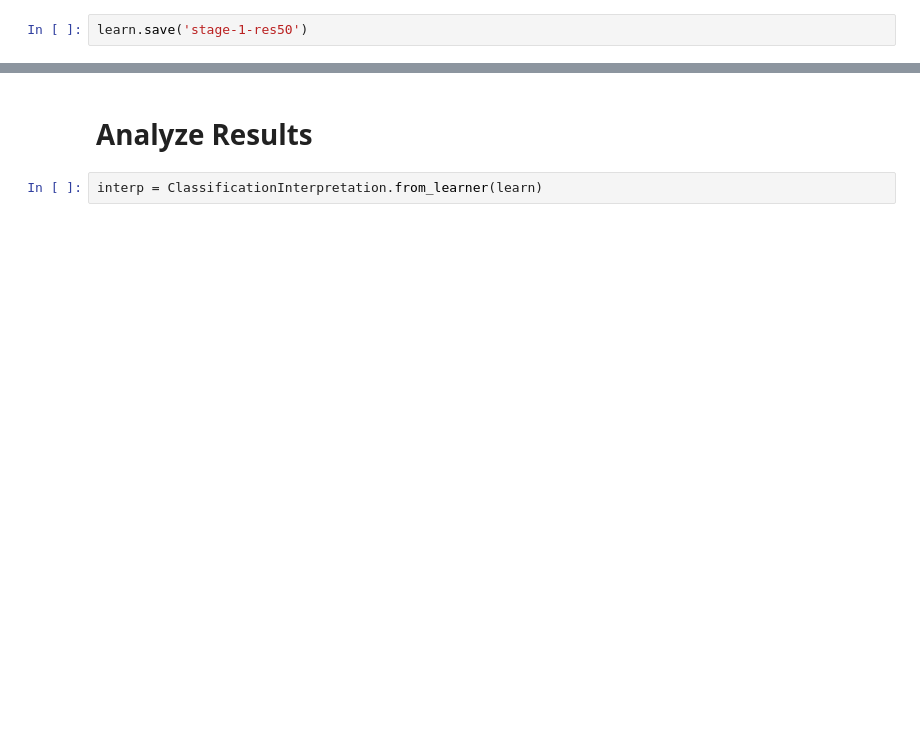
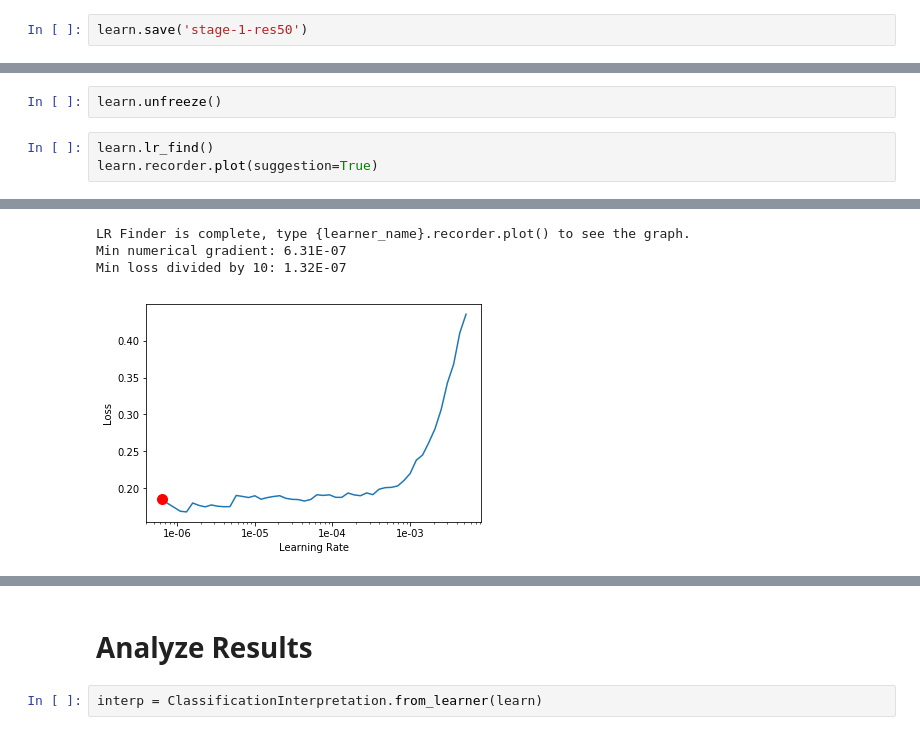
Before and after one commit to w11wo/intel-image-classification-cnn-fastai, a Jupyter notebook: intel-image-classification-cnn-with-fastai.ipynb, the cells around one changed output, grey strips where cells are left out. Saved outputs shown, nothing was run; the diff lists cells and outputs as text; blank space fills up the shorter version.

```diff
--- a/intel-image-classification-cnn-with-fastai.ipynb
+++ b/intel-image-classification-cnn-with-fastai.ipynb
@@ -58,0 +63,6 @@ learn.save('stage-1-res50')
+# %%
+learn.unfreeze()
+# %%
+learn.lr_find()
+learn.recorder.plot(suggestion=True)
+# %% [output]
@@ -58,0 +70,4 @@ learn.save('stage-1-res50')
+LR Finder is complete, type {learner_name}.recorder.plot() to see the graph.
+Min numerical gradient: 6.31E-07
+Min loss divided by 10: 1.32E-07
+[figure, added]
```
Also changed, not shown: parts of 11 cells of this notebook.
